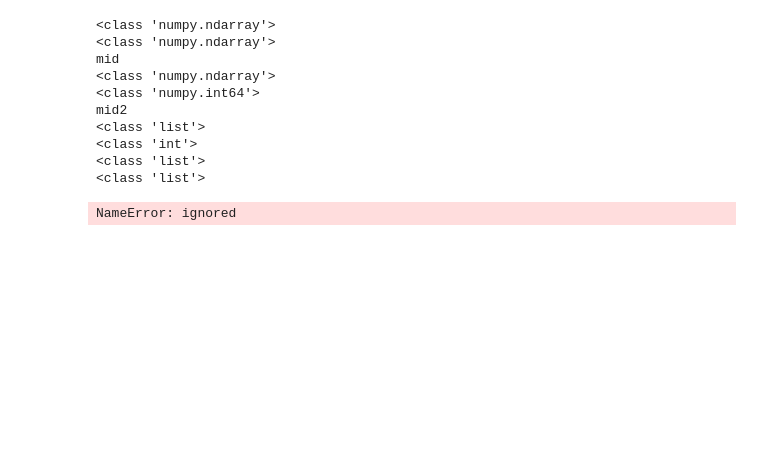
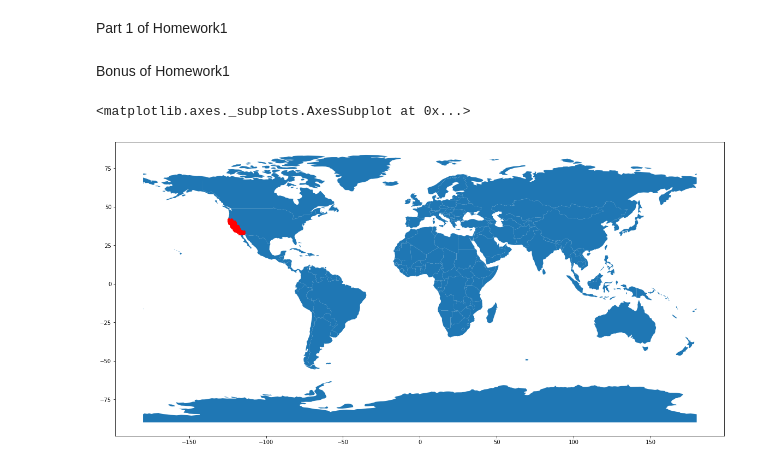
Before and after one commit to JohnDoll2023/CSE-432, a Jupyter notebook: hw1.ipynb, the cells around one changed output. Saved outputs shown, nothing was run; the diff lists cells and outputs as text; code cells hidden in the pictures; blank space fills up the shorter version.

```diff
--- a/hw1.ipynb
+++ b/hw1.ipynb
@@ -1,47 +1,4 @@
 # %% [markdown]
 <a href="https://colab.research.google.com/github/JohnDoll2023/CSE-432/blob/main/hw1.ipynb" target="_parent"><img src="https://colab.research.google.com/assets/colab-badge.svg" alt="Open In Colab"/></a>
-# %%
-import numpy as np
-
-W=np.array([[2,1,2],[1,3,1],[7,4,7]])
-print(type(W))
-print(type(W[0]))
-
-X=np.array([1,2,3])
-print("mid")
-print(type(X))
-print(type(X[0]))
-
-Y = [1,2,3]
-print("mid2")
-print(type(Y))
-print(type(Y[0]))
-
-Z = [[1,2,3], [4,5,6]]
-print(type(Z))
-print(type(Z[0]))
-
-
-
-MultiDot(W, X)
-
-def isVector(A):
-  if isinstance(A[0], np.ndarray) or isinstance(A[0], list):
-    return True
-  return False
-
-def MultiDot(A, B):
-  AisVector = isVector(A)
-  BisVector = isVector(B)
-# %% [output]
-<class 'numpy.ndarray'>
-<class 'numpy.ndarray'>
-mid
-<class 'numpy.ndarray'>
-<class 'numpy.int64'>
-mid2
-<class 'list'>
-<class 'int'>
-<class 'list'>
-<class 'list'>
-NameError: ignored
+# %% [markdown]
+Part 1 of Homework1
@@ -47,0 +74,19 @@ NameError: ignored
+# %% [markdown]
+Bonus of Homework1
+# %%
+import pandas as pd
+from shapely.geometry import Point
+import geopandas as gpd
+from geopandas import GeoDataFrame
+import matplotlib.pyplot as plt
+
+df = pd.read_csv('california_housing_test.csv', usecols = ['latitude','longitude','median_house_value'])
+
+geometry = [Point(xy) for xy in zip(df['longitude'], df['latitude'])]
+gdf = GeoDataFrame(df, geometry=geometry)
+
+world = gpd.read_file(gpd.datasets.get_path('naturalearth_lowres'))
+gdf.plot(ax=world.plot(figsize=(20,20)), marker='o', color='red', markersize=15)
+# %% [output]
+<matplotlib.axes._subplots.AxesSubplot at 0x...>
+[figure, added]
```
Also changed, not shown: parts of 1 cell of this notebook.
